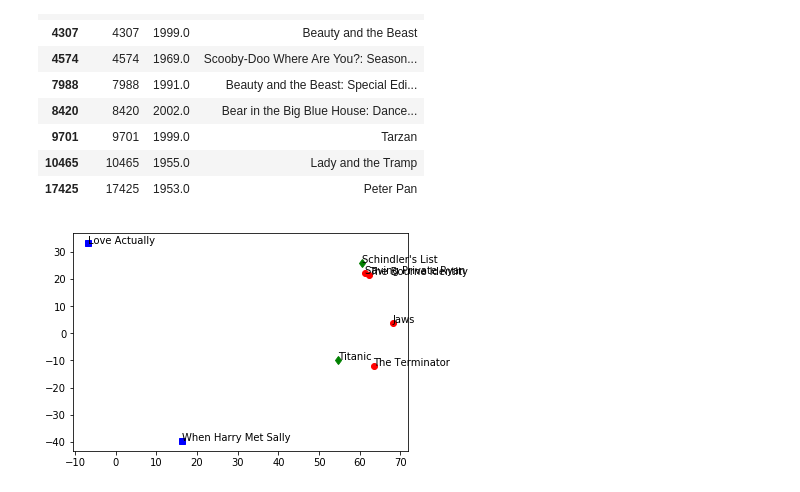
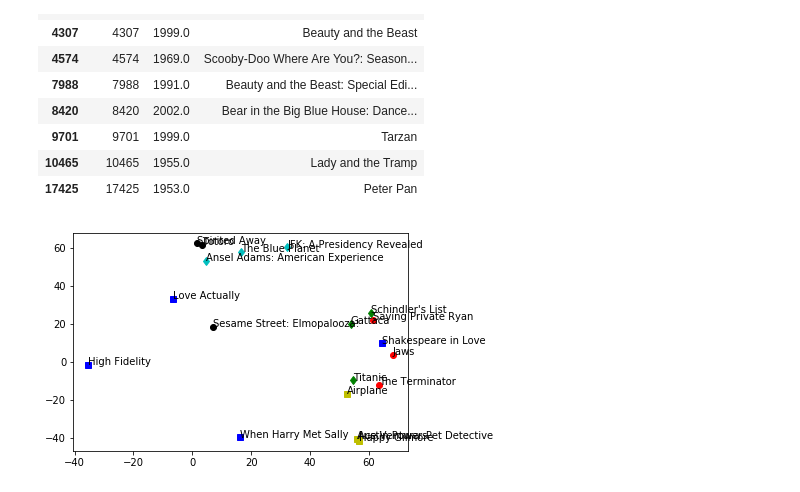
Before and after one commit to jfried23/DeepLearningTeamMeeting, a Jupyter notebook: Netflix Embedding.ipynb, the cells around one changed output. Drawn from its saved outputs; the diff is of its cells as text; code cells hidden in the pictures.

```diff
--- a/Netflix Embedding.ipynb
+++ b/Netflix Embedding.ipynb
@@ -205,16 +205,21 @@ from sklearn import manifold
 tsne = manifold.TSNE()
 x = tsne.fit_transform(movie_embeddings)
 # %%
-action    = {"Saving Private Ryan":17156,"The Bourne Identity":6036,'The Terminator':6195, "Jaws":797}
-romCom    = {"Love Actually":4471,"When Harry Met Sally":11849,}
-acadmey   = {"Titanic":16878,"Schindler's List":12869}
-slapstick = {"Ace Ventura: Pet Detective":10927}
+action    = {"Saving Private Ryan":17156,'The Terminator':6195, "Jaws":797}
+romCom    = {"Love Actually":4471,"When Harry Met Sally":11849,"Shakespeare in Love":17763,"High Fidelity":311}
+acadmey   = {"Titanic":16878,"Schindler's List":12869,"Gattaca":17761}
+slapstick = {"Ace Ventura: Pet Detective":10927,"Austin Powers":13194,"Airplane":11397,"Happy Gilmore":8763}
+animated     = {"Totoro":3592, "Spirited Away":3445, "Sesame Street: Elmopalooza!":6670}
+doccumentry ={"The Blue Planet":8663,"JFK: A Presidency Revealed":5602,"Ansel Adams: American Experience":2295}
 
 for k,v in action.items(): plt.plot(x[v,0],x[v,1], 'ro'); plt.annotate(s=k, xy=x[v])
 for k,v in romCom.items(): plt.plot(x[v,0],x[v,1], 'bs'); plt.annotate(s=k, xy=x[v])
 for k,v in acadmey.items(): plt.plot(x[v,0],x[v,1], 'gd'); plt.annotate(s=k, xy=x[v])
+for k,v in slapstick.items(): plt.plot(x[v,0],x[v,1], 'ys'); plt.annotate(s=k, xy=x[v])
+for k,v in animated.items(): plt.plot(x[v,0],x[v,1], 'ko'); plt.annotate(s=k, xy=x[v])
+for k,v in doccumentry.items(): plt.plot(x[v,0],x[v,1], 'cd'); plt.annotate(s=k, xy=x[v])
 # %% [output]
-[figure, old version]
+[figure, new version]
 # %%
 for k,v in myMovies.items(): plt.plot(x[v,0],x[v,1], 'ro'); plt.annotate
 # %%
```
Also changed, not shown: parts of 1 cell of this notebook, 1 other file.
